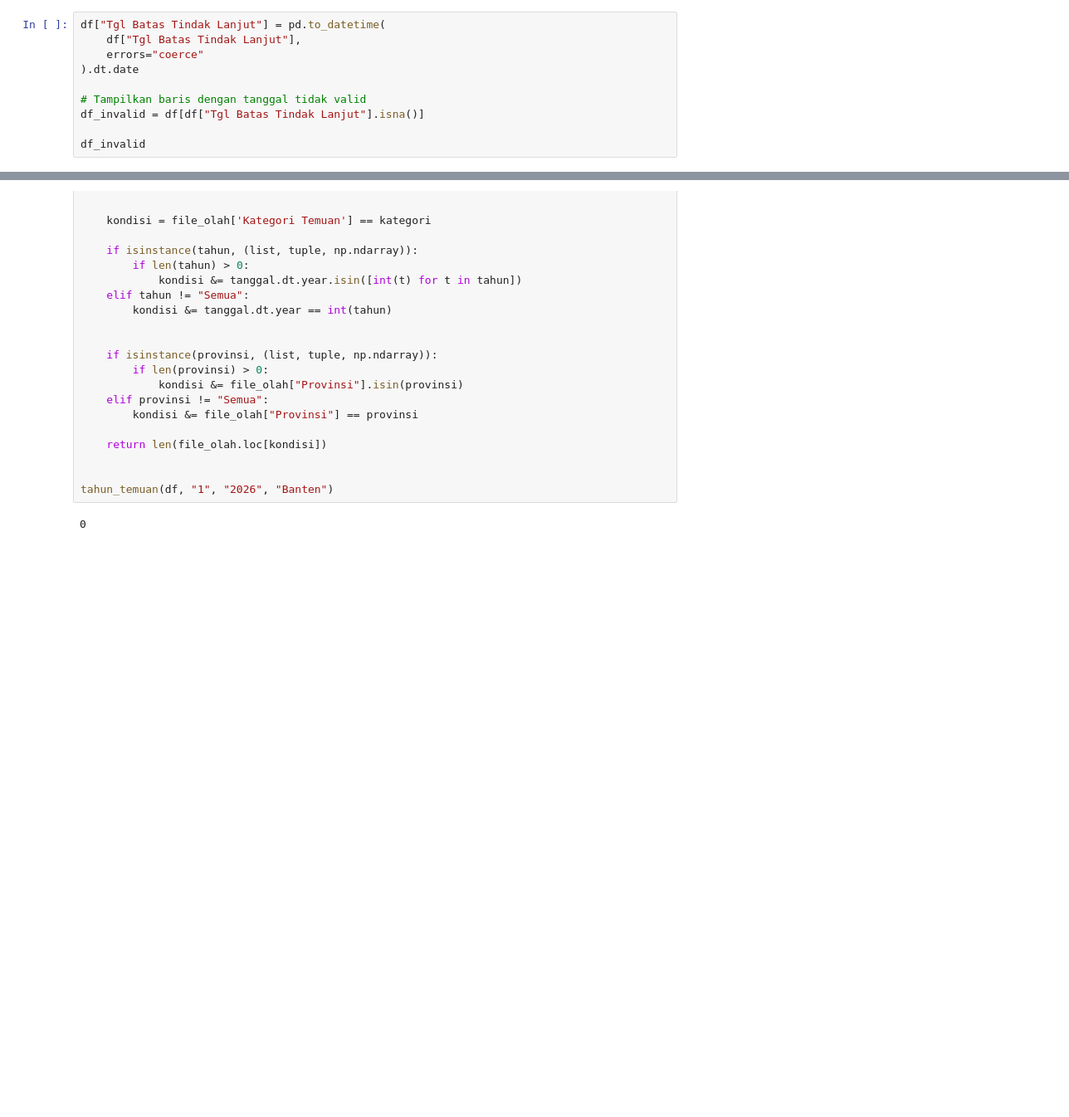
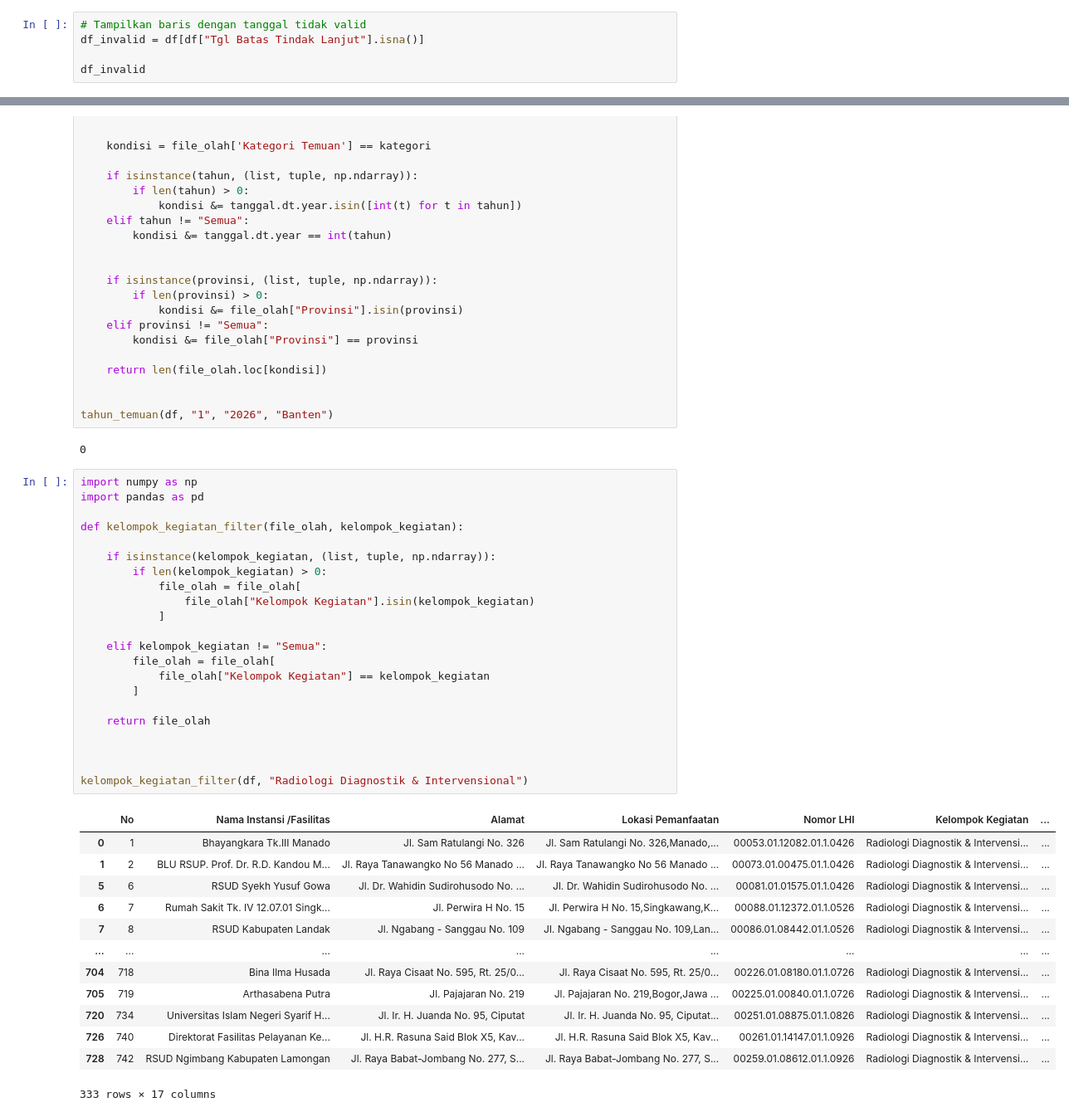
Before and after one commit to PranetaDwi/etl-visualisasi-bapeten, a Jupyter notebook: exploration/data-temuan-raw.ipynb, the cells around one changed output, grey strips where cells are left out. Shown at 83% size. Saved outputs shown, nothing was run; the diff lists cells and outputs as text; blank space fills up the shorter version.

Commit message:
first jenis kegiatan

```diff
--- a/exploration/data-temuan-raw.ipynb
+++ b/exploration/data-temuan-raw.ipynb
@@ -48,11 +48,6 @@ df["Tgl Batas Tindak Lanjut"] = pd.to_datetime(
     errors="coerce"
 ).dt.date
 # %%
-df["Tgl Batas Tindak Lanjut"] = pd.to_datetime(
-    df["Tgl Batas Tindak Lanjut"],
-    errors="coerce"
-).dt.date
-
 # Tampilkan baris dengan tanggal tidak valid
 df_invalid = df[df["Tgl Batas Tindak Lanjut"].isna()]
 
@@ -181,3 +176,39 @@ def tahun_temuan(file_olah, kategori, tahun="Semua", provinsi="Semua"):
 tahun_temuan(df, "1", "2026", "Banten")
 # %% [output]
 0
+# %%
+import numpy as np
+import pandas as pd
+
+def kelompok_kegiatan_filter(file_olah, kelompok_kegiatan):
+
+    if isinstance(kelompok_kegiatan, (list, tuple, np.ndarray)):
+        if len(kelompok_kegiatan) > 0:
+            file_olah = file_olah[
+                file_olah["Kelompok Kegiatan"].isin(kelompok_kegiatan)
+            ]
+
+    elif kelompok_kegiatan != "Semua":
+        file_olah = file_olah[
+            file_olah["Kelompok Kegiatan"] == kelompok_kegiatan
+        ]
+
+    return file_olah
+
+
+
+kelompok_kegiatan_filter(df, "Radiologi Diagnostik & Intervensional")
+# %% [output]
+|  | No | Nama Instansi /Fasilitas | Alamat | Lokasi Pemanfaatan | Nomor LHI | Kelompok Kegiatan | ... |
+| 0 | 1 | Bhayangkara Tk.III Manado | Jl. Sam Ratulangi No. 326 | Jl. Sam Ratulangi No. 326,Manado,... | 00053.01.12082.01.1.0426 | Radiologi Diagnostik & Intervensi... | ... |
+| 1 | 2 | BLU RSUP. Prof. Dr. R.D. Kandou M... | Jl. Raya Tanawangko No 56 Manado ... | Jl. Raya Tanawangko No 56 Manado ... | 00073.01.00475.01.1.0426 | Radiologi Diagnostik & Intervensi... | ... |
+| 5 | 6 | RSUD Syekh Yusuf Gowa | Jl. Dr. Wahidin Sudirohusodo No. ... | Jl. Dr. Wahidin Sudirohusodo No. ... | 00081.01.01575.01.1.0426 | Radiologi Diagnostik & Intervensi... | ... |
+| 6 | 7 | Rumah Sakit Tk. IV 12.07.01 Singk... | Jl. Perwira H No. 15 | Jl. Perwira H No. 15,Singkawang,K... | 00088.01.12372.01.1.0526 | Radiologi Diagnostik & Intervensi... | ... |
+| 7 | 8 | RSUD Kabupaten Landak | Jl. Ngabang - Sanggau No. 109 | Jl. Ngabang - Sanggau No. 109,Lan... | 00086.01.08442.01.1.0526 | Radiologi Diagnostik & Intervensi... | ... |
+| ... | ... | ... | ... | ... | ... | ... | ... |
+| 704 | 718 | Bina Ilma Husada | Jl. Raya Cisaat No. 595, Rt. 25/0... | Jl. Raya Cisaat No. 595, Rt. 25/0... | 00226.01.08180.01.1.0726 | Radiologi Diagnostik & Intervensi... | ... |
+| 705 | 719 | Arthasabena Putra | Jl. Pajajaran No. 219 | Jl. Pajajaran No. 219,Bogor,Jawa ... | 00225.01.00840.01.1.0726 | Radiologi Diagnostik & Intervensi... | ... |
+| 720 | 734 | Universitas Islam Negeri Syarif H... | Jl. Ir. H. Juanda No. 95, Ciputat | Jl. Ir. H. Juanda No. 95, Ciputat... | 00251.01.08875.01.1.0826 | Radiologi Diagnostik & Intervensi... | ... |
+| 726 | 740 | Direktorat Fasilitas Pelayanan Ke... | Jl. H.R. Rasuna Said Blok X5, Kav... | Jl. H.R. Rasuna Said Blok X5, Kav... | 00261.01.14147.01.1.0926 | Radiologi Diagnostik & Intervensi... | ... |
+| 728 | 742 | RSUD Ngimbang Kabupaten Lamongan | Jl. Raya Babat-Jombang No. 277, S... | Jl. Raya Babat-Jombang No. 277, S... | 00259.01.08612.01.1.0926 | Radiologi Diagnostik & Intervensi... | ... |
+333 rows × 17 columns
```
Also changed, not shown: 3 other files.
